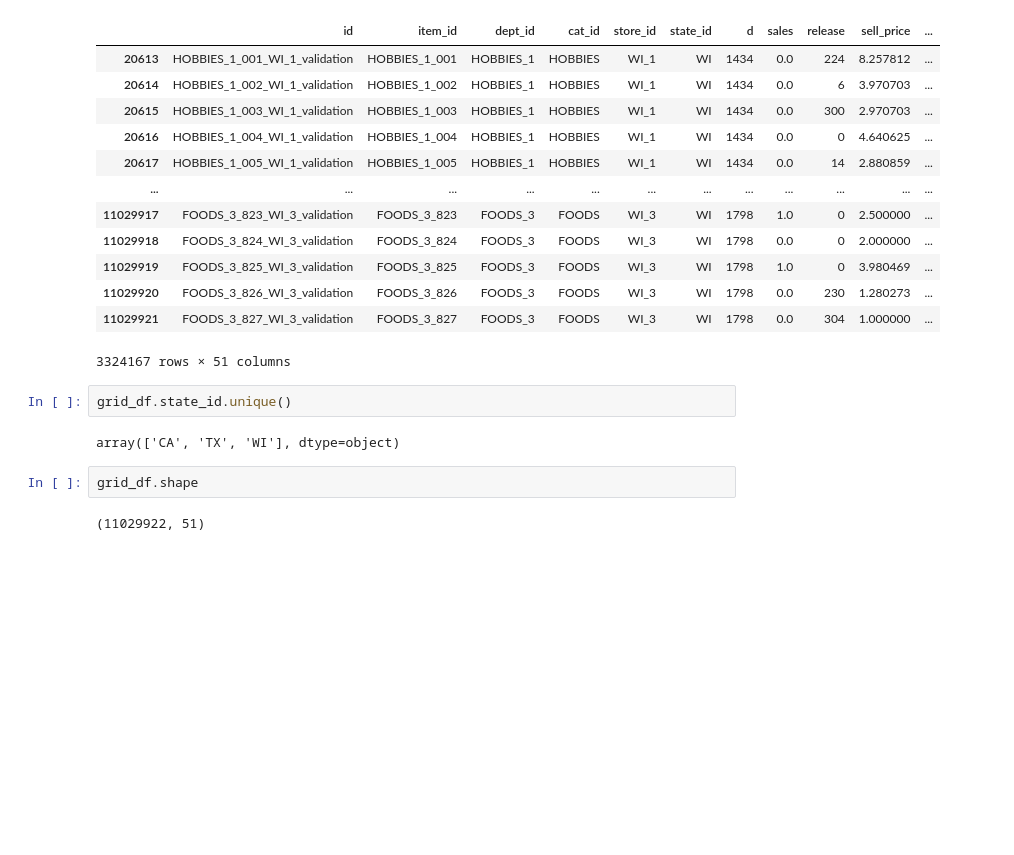
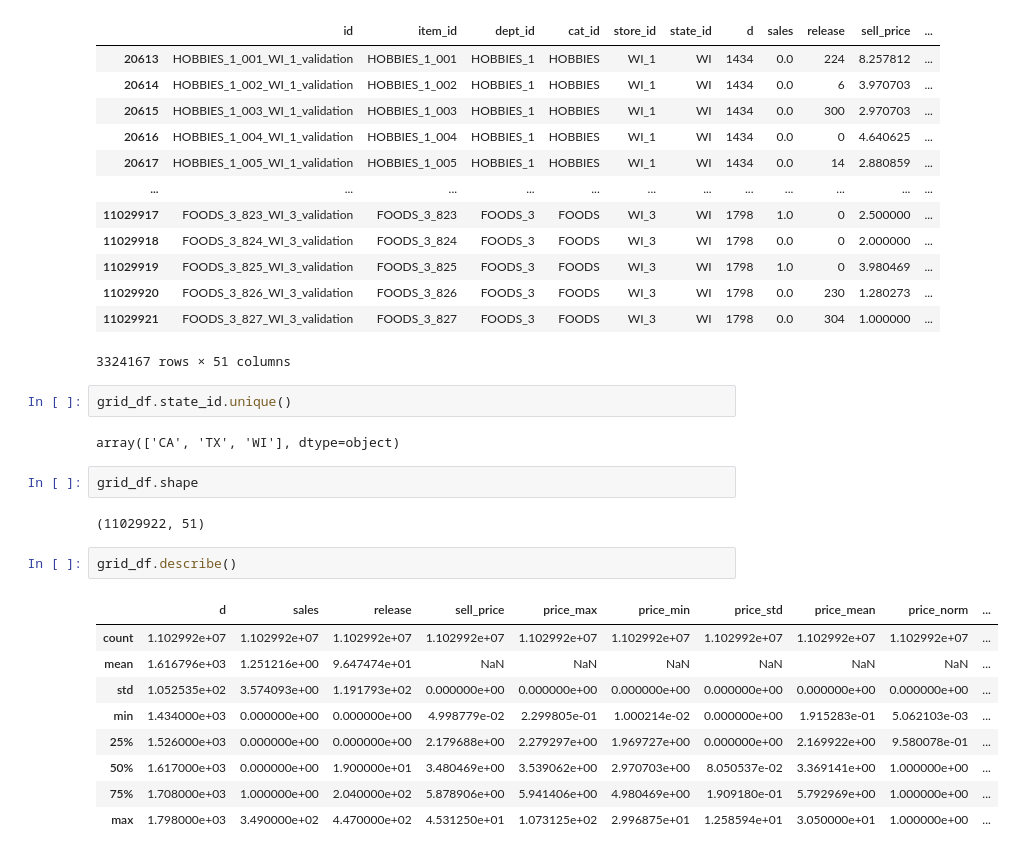
Before and after one commit to fyk7/M5_kaggle, a Jupyter notebook: notebook/create FE clinmate.ipynb, the cells around one changed output. Saved outputs shown, nothing was run; the diff lists cells and outputs as text; blank space fills up the shorter version.

```diff
--- a/notebook/create FE clinmate.ipynb
+++ b/notebook/create FE clinmate.ipynb
@@ -191,3 +191,15 @@ array(['CA', 'TX', 'WI'], dtype=object)
 grid_df.shape
 # %% [output]
 (11029922, 51)
+# %%
+grid_df.describe()
+# %% [output]
+|  | d | sales | release | sell_price | price_max | price_min | price_std | price_mean | price_norm | ... |
+| count | 1.102992e+07 | 1.102992e+07 | 1.102992e+07 | 1.102992e+07 | 1.102992e+07 | 1.102992e+07 | 1.102992e+07 | 1.102992e+07 | 1.102992e+07 | ... |
+| mean | 1.616796e+03 | 1.251216e+00 | 9.647474e+01 | NaN | NaN | NaN | NaN | NaN | NaN | ... |
+| std | 1.052535e+02 | 3.574093e+00 | 1.191793e+02 | 0.000000e+00 | 0.000000e+00 | 0.000000e+00 | 0.000000e+00 | 0.000000e+00 | 0.000000e+00 | ... |
+| min | 1.434000e+03 | 0.000000e+00 | 0.000000e+00 | 4.998779e-02 | 2.299805e-01 | 1.000214e-02 | 0.000000e+00 | 1.915283e-01 | 5.062103e-03 | ... |
+| 25% | 1.526000e+03 | 0.000000e+00 | 0.000000e+00 | 2.179688e+00 | 2.279297e+00 | 1.969727e+00 | 0.000000e+00 | 2.169922e+00 | 9.580078e-01 | ... |
+| 50% | 1.617000e+03 | 0.000000e+00 | 1.900000e+01 | 3.480469e+00 | 3.539062e+00 | 2.970703e+00 | 8.050537e-02 | 3.369141e+00 | 1.000000e+00 | ... |
+| 75% | 1.708000e+03 | 1.000000e+00 | 2.040000e+02 | 5.878906e+00 | 5.941406e+00 | 4.980469e+00 | 1.909180e-01 | 5.792969e+00 | 1.000000e+00 | ... |
+| max | 1.798000e+03 | 3.490000e+02 | 4.470000e+02 | 4.531250e+01 | 1.073125e+02 | 2.996875e+01 | 1.258594e+01 | 3.050000e+01 | 1.000000e+00 | ... |
```
Also changed, not shown: 1 other file.
